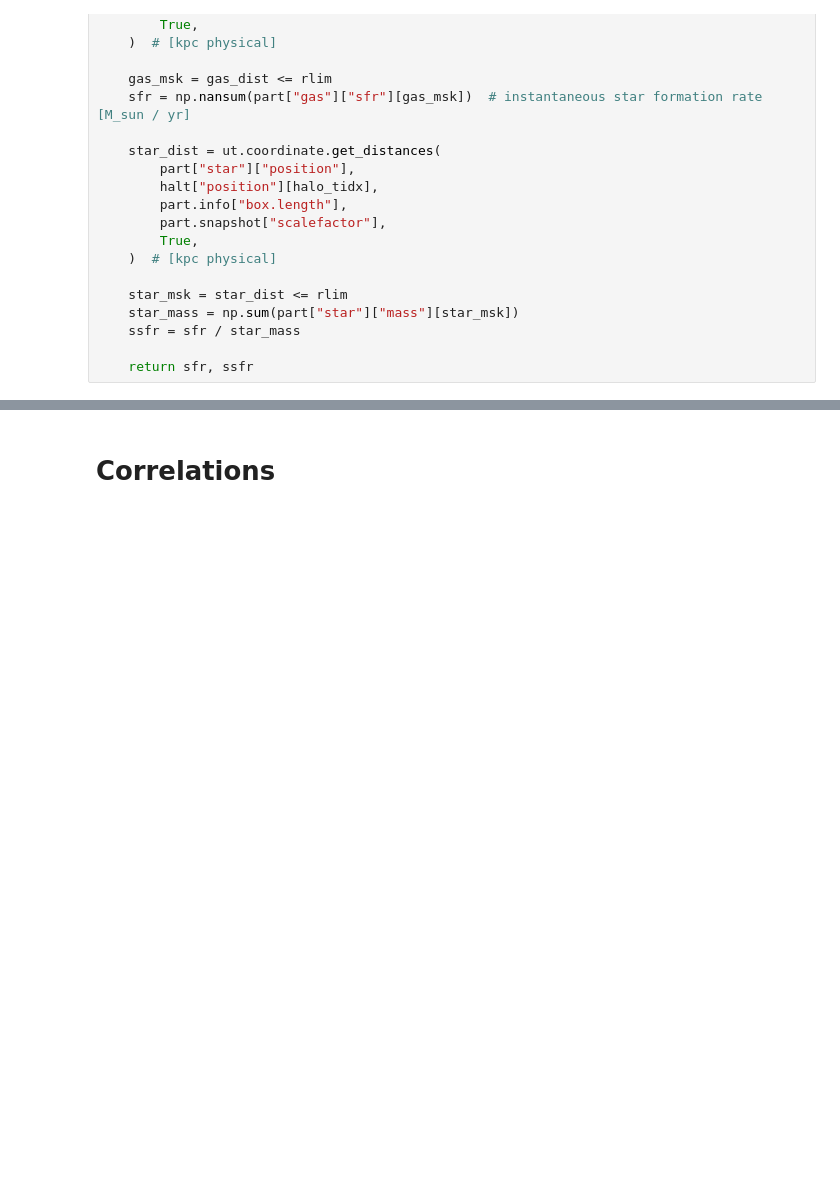
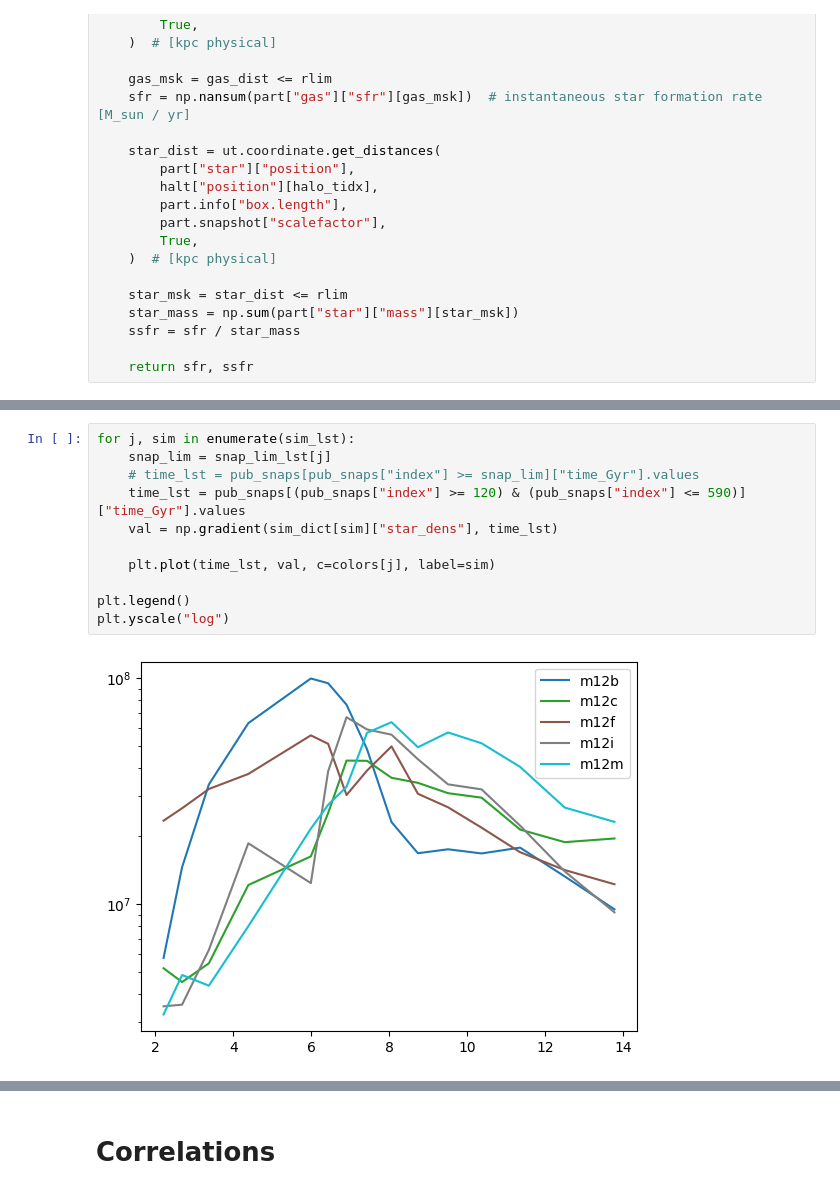
Before and after one commit to finn-pal/gc_statistics, a Jupyter notebook: paper_plots/radial_migration.ipynb, the cells around one changed output, grey strips where cells are left out. Drawn from its saved outputs; the diff is of its cells as text; blank space fills up the shorter version.

```diff
--- a/paper_plots/radial_migration.ipynb
+++ b/paper_plots/radial_migration.ipynb
@@ -242,3 +251,16 @@ plt.legend()
+# %%
+for j, sim in enumerate(sim_lst):
+    snap_lim = snap_lim_lst[j]
+    # time_lst = pub_snaps[pub_snaps["index"] >= snap_lim]["time_Gyr"].values
+    time_lst = pub_snaps[(pub_snaps["index"] >= 120) & (pub_snaps["index"] <= 590)]["time_Gyr"].values
+    val = np.gradient(sim_dict[sim]["star_dens"], time_lst)
+
+    plt.plot(time_lst, val, c=colors[j], label=sim)
+
+plt.legend()
+plt.yscale("log")
+# %% [output]
+[figure, added]
 # %%
 grad = np.gradient(sim_dict[sim]["star_dens"], time_lst)
 
```
Also changed, not shown: parts of 23 cells of this notebook, 12 other files.
